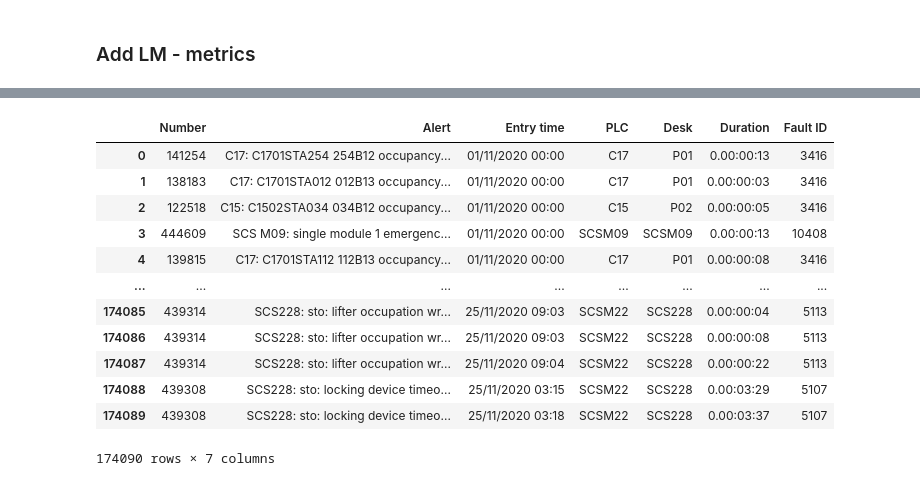
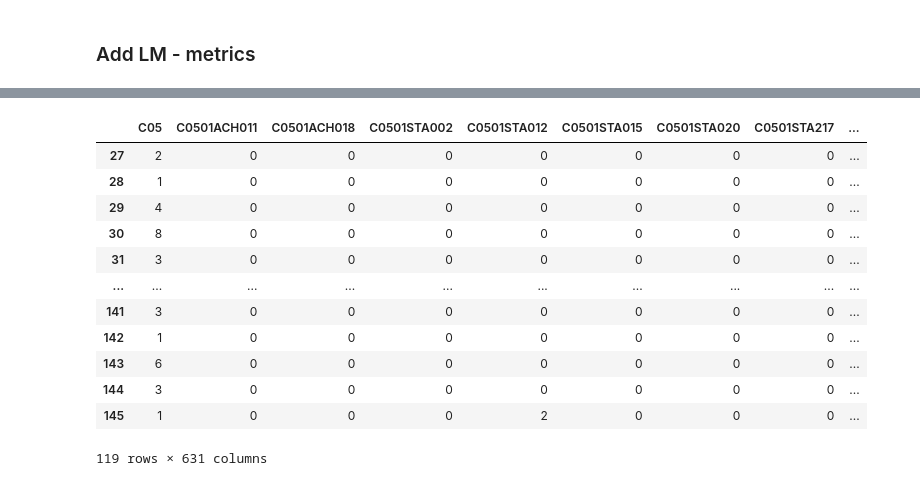
Before and after one commit to ch4413/scs, a Jupyter notebook: notebooks/Basic Model Jamie.ipynb, the cells around one changed output, grey strips where cells are left out. Drawn from its saved outputs; the diff is of its cells as text; code cells hidden in the pictures.

```diff
--- a/notebooks/Basic Model Jamie.ipynb
+++ b/notebooks/Basic Model Jamie.ipynb
@@ -256,17 +254,17 @@ C05             8238.0
 dtype: float64
-# %%
-scs_raw
-# %% [output]
-|  | Number | Alert | Entry time | PLC | Desk | Duration | Fault ID |
-| 0 | 141254 | C17: C1701STA254 254B12 occupancy... | 01/11/2020 00:00 | C17 | P01 | 0.00:00:13 | 3416 |
-| 1 | 138183 | C17: C1701STA012 012B13 occupancy... | 01/11/2020 00:00 | C17 | P01 | 0.00:00:03 | 3416 |
-| 2 | 122518 | C15: C1502STA034 034B12 occupancy... | 01/11/2020 00:00 | C15 | P02 | 0.00:00:05 | 3416 |
-| 3 | 444609 | SCS M09: single module 1 emergenc... | 01/11/2020 00:00 | SCSM09 | SCSM09 | 0.00:00:13 | 10408 |
-| 4 | 139815 | C17: C1701STA112 112B13 occupancy... | 01/11/2020 00:00 | C17 | P01 | 0.00:00:08 | 3416 |
-| ... | ... | ... | ... | ... | ... | ... | ... |
-| 174085 | 439314 | SCS228: sto: lifter occupation wr... | 25/11/2020 09:03 | SCSM22 | SCS228 | 0.00:00:04 | 5113 |
-| 174086 | 439314 | SCS228: sto: lifter occupation wr... | 25/11/2020 09:03 | SCSM22 | SCS228 | 0.00:00:08 | 5113 |
-| 174087 | 439314 | SCS228: sto: lifter occupation wr... | 25/11/2020 09:04 | SCSM22 | SCS228 | 0.00:00:22 | 5113 |
-| 174088 | 439308 | SCS228: sto: locking device timeo... | 25/11/2020 03:15 | SCSM22 | SCS228 | 0.00:03:29 | 5107 |
-| 174089 | 439308 | SCS228: sto: locking device timeo... | 25/11/2020 03:18 | SCSM22 | SCS228 | 0.00:03:37 | 5107 |
-174090 rows × 7 columns
+# %%
+X
+# %% [output]
+|  | C05 | C0501ACH011 | C0501ACH018 | C0501STA002 | C0501STA012 | C0501STA015 | C0501STA020 | C0501STA217 | ... |
+| 27 | 2 | 0 | 0 | 0 | 0 | 0 | 0 | 0 | ... |
+| 28 | 1 | 0 | 0 | 0 | 0 | 0 | 0 | 0 | ... |
+| 29 | 4 | 0 | 0 | 0 | 0 | 0 | 0 | 0 | ... |
+| 30 | 8 | 0 | 0 | 0 | 0 | 0 | 0 | 0 | ... |
+| 31 | 3 | 0 | 0 | 0 | 0 | 0 | 0 | 0 | ... |
+| ... | ... | ... | ... | ... | ... | ... | ... | ... | ... |
+| 141 | 3 | 0 | 0 | 0 | 0 | 0 | 0 | 0 | ... |
+| 142 | 1 | 0 | 0 | 0 | 0 | 0 | 0 | 0 | ... |
+| 143 | 6 | 0 | 0 | 0 | 0 | 0 | 0 | 0 | ... |
+| 144 | 3 | 0 | 0 | 0 | 0 | 0 | 0 | 0 | ... |
+| 145 | 1 | 0 | 0 | 0 | 2 | 0 | 0 | 0 | ... |
+119 rows × 631 columns
```
Also changed, not shown: parts of 15 cells of this notebook, 2 other files.
